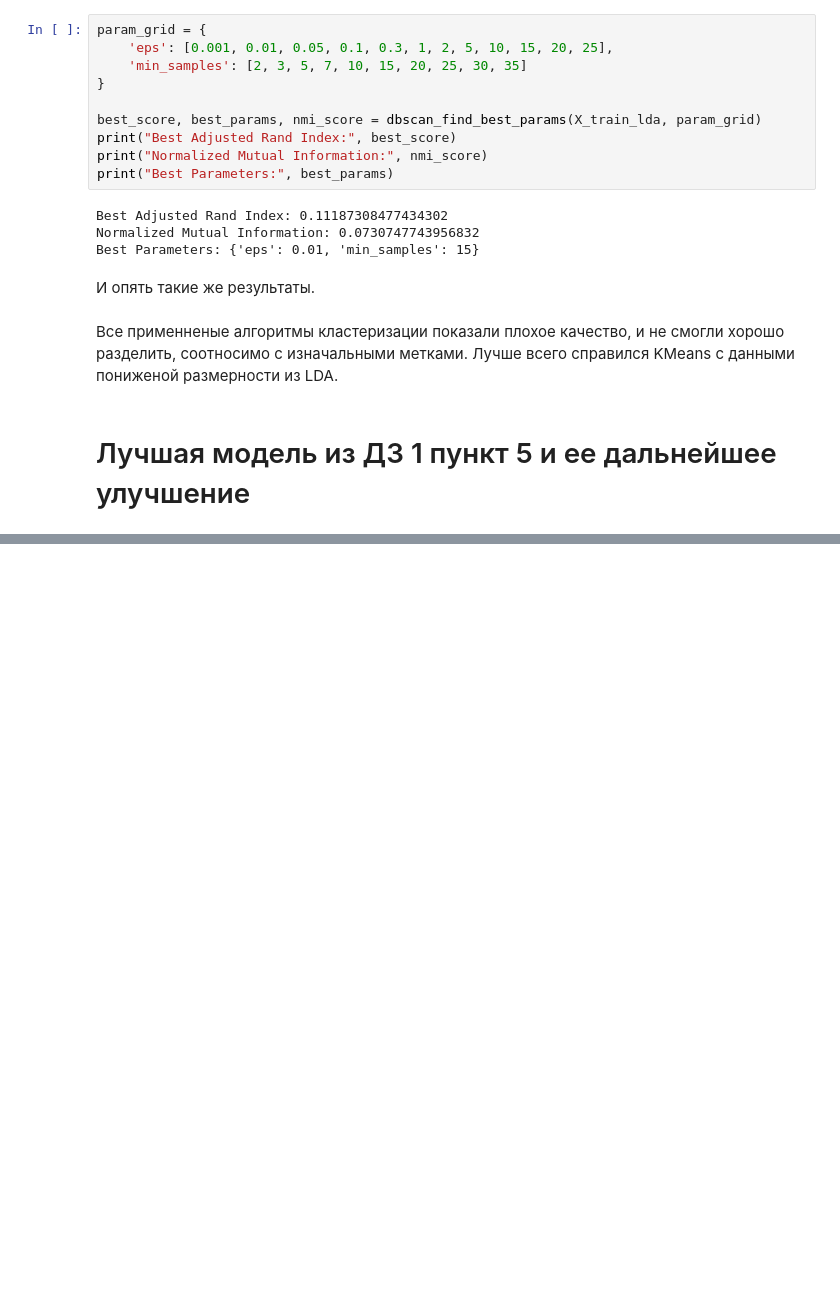
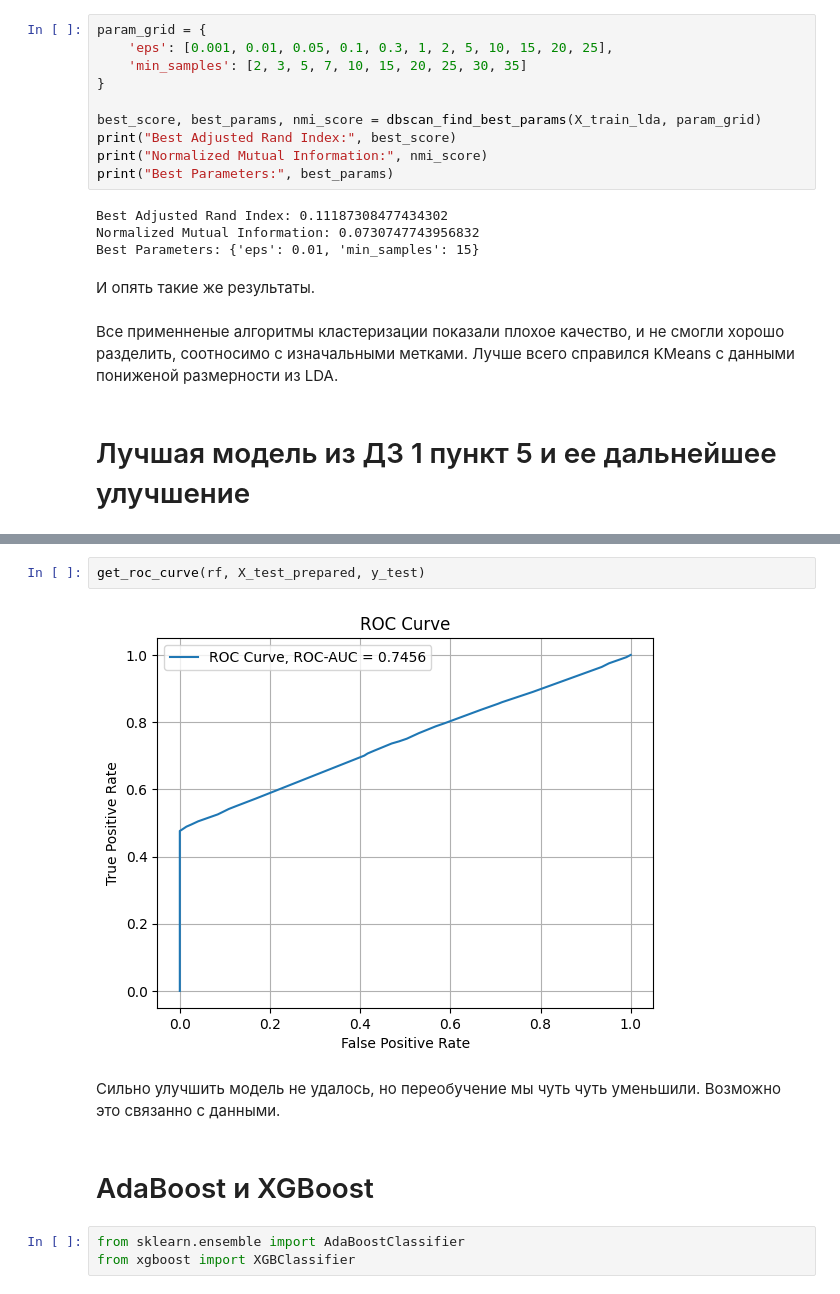
Before and after one commit to dpechenin/hw_ml_2_year, a Jupyter notebook: Pechehnin_Danila_BPM233_HW_2.ipynb, the cells around one changed output, grey strips where cells are left out. Saved outputs shown, nothing was run; the diff lists cells and outputs as text; blank space fills up the shorter version.

```diff
--- a/Pecehnin_Danila_BPM233_HW_2.ipynb
+++ b/Pechehnin_Danila_BPM233_HW_2.ipynb
@@ -438,0 +574,11 @@ Best Parameters: {'eps': 0.01, 'min_samples': 15}
+# %%
+get_roc_curve(rf, X_test_prepared, y_test)
+# %% [output]
+[figure, added]
+# %% [markdown]
+Сильно улучшить модель не удалось, но переобучение мы чуть чуть уменьшили. Возможно это связанно с данными.
+# %% [markdown]
+# AdaBoost и XGBoost
+# %%
+from sklearn.ensemble import AdaBoostClassifier
+from xgboost import XGBClassifier
```
Also changed, not shown: parts of 33 cells of this notebook.
